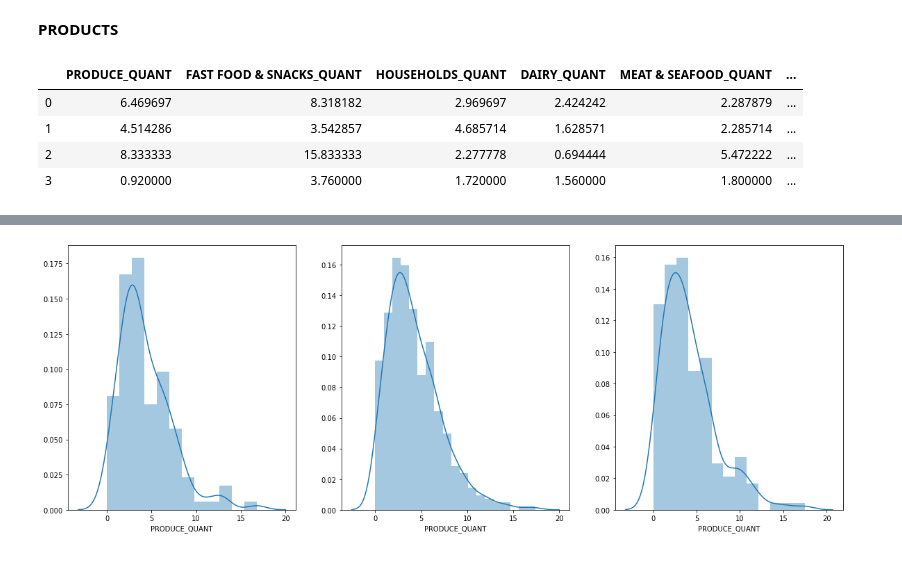
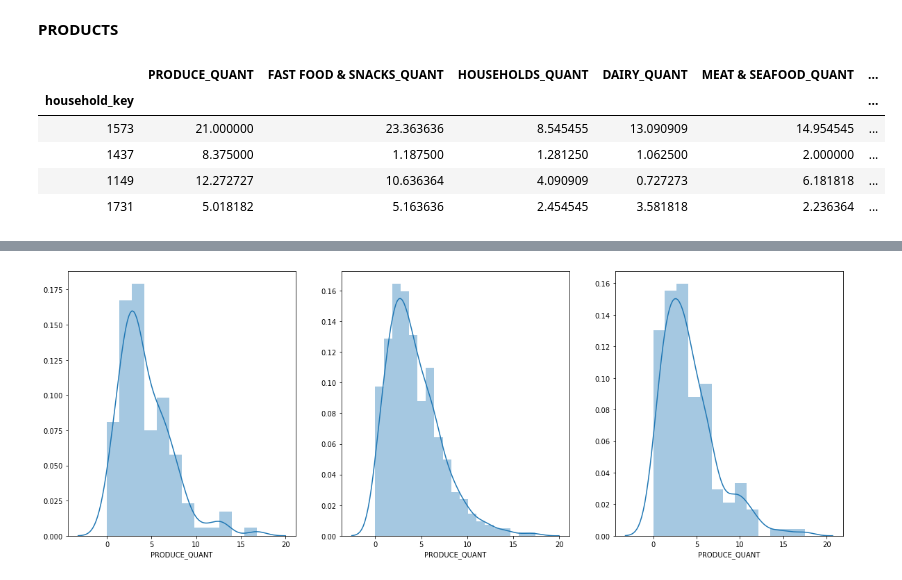
Before and after one commit to marvande/epfl-ada-2019-data-analysis, a Jupyter notebook: code/Demographic_productcorrelation.ipynb, the cells around one changed output, grey strips where cells are left out. Saved outputs shown, nothing was run; the diff lists cells and outputs as text; code cells hidden in the pictures.

```diff
--- a/code/Demographic_productcorrelation.ipynb
+++ b/code/Demographic_productcorrelation.ipynb
@@ -149,14 +149,15 @@ ax1=sns.boxplot(x="INCOME_DESC", y='participation_length', data=filtered_income,
 **PRODUCTS**
 # %%
 weekly_cart_df = pd.read_csv("./saved_structures/weekly_cart_df.csv", sep ='\t')
-
-weekly_cart_df.head(4)
+weekly_cart_df.index.name = 'household_key'
+weekly_cart_df.sample(4)
 # %% [output]
 |  | PRODUCE_QUANT | FAST FOOD & SNACKS_QUANT | HOUSEHOLDS_QUANT | DAIRY_QUANT | MEAT & SEAFOOD_QUANT | ... |
-| 0 | 6.469697 | 8.318182 | 2.969697 | 2.424242 | 2.287879 | ... |
-| 1 | 4.514286 | 3.542857 | 4.685714 | 1.628571 | 2.285714 | ... |
-| 2 | 8.333333 | 15.833333 | 2.277778 | 0.694444 | 5.472222 | ... |
-| 3 | 0.920000 | 3.760000 | 1.720000 | 1.560000 | 1.800000 | ... |
+| household_key |  |  |  |  |  | ... |
+| 1573 | 21.000000 | 23.363636 | 8.545455 | 13.090909 | 14.954545 | ... |
+| 1437 | 8.375000 | 1.187500 | 1.281250 | 1.062500 | 2.000000 | ... |
+| 1149 | 12.272727 | 10.636364 | 4.090909 | 0.727273 | 6.181818 | ... |
+| 1731 | 5.018182 | 5.163636 | 2.454545 | 3.581818 | 2.236364 | ... |
 # %%
 kids_index = hh_demographic_fxd[hh_demographic_fxd['KIDS_DESC']> 0].index
 no_kids_index = hh_demographic_fxd[hh_demographic_fxd['KIDS_DESC']== 0].index
```
Also changed, not shown: parts of 6 cells of this notebook.
